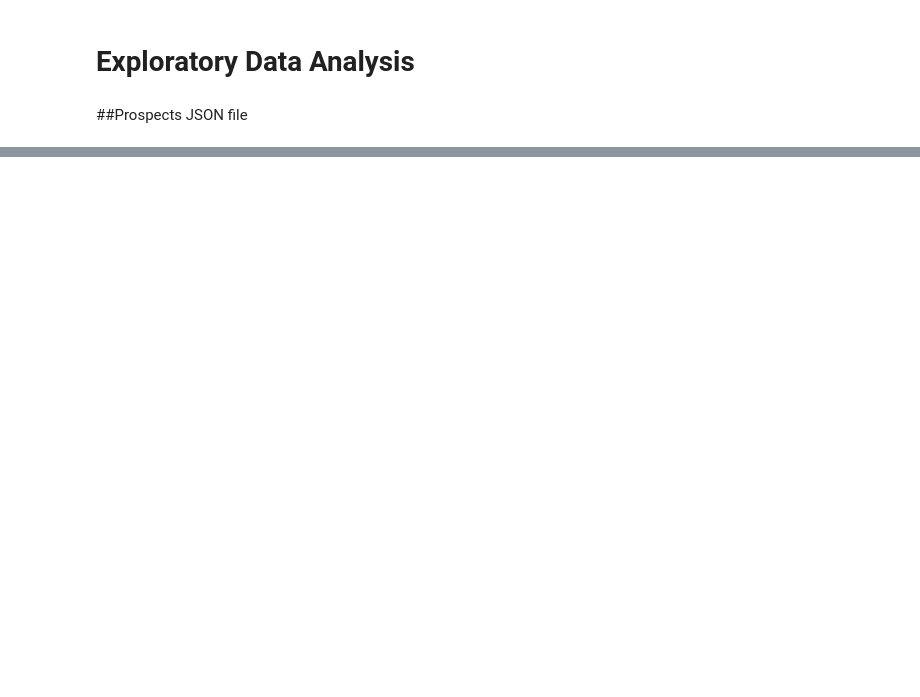
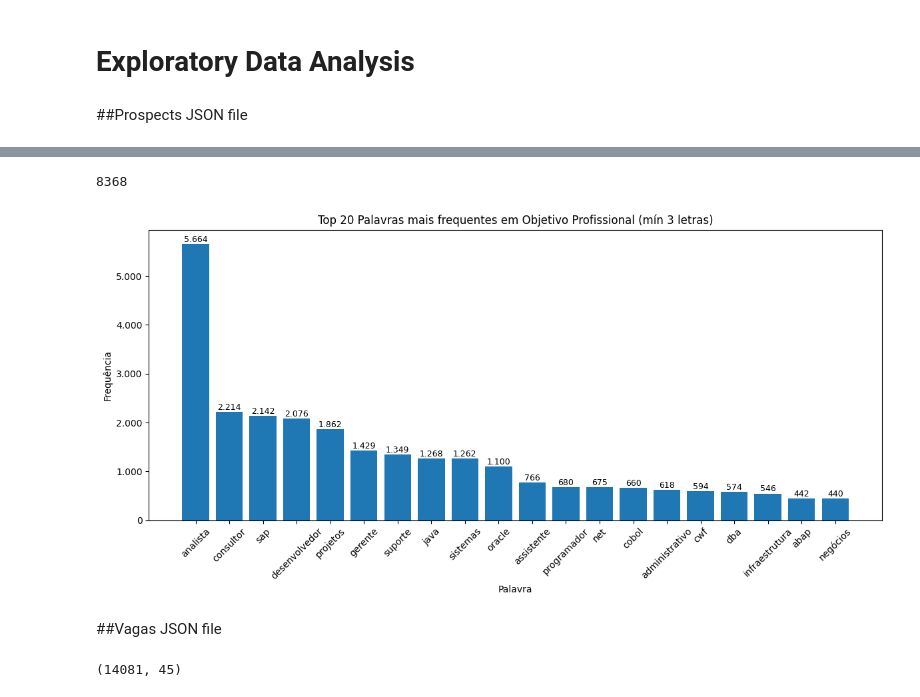
Before and after one commit to kaulirio/FIAP-Datathon, a Jupyter notebook: Tech_Challenge_Fase-5_Datathon.ipynb, the cells around one changed output, grey strips where cells are left out. Cells and saved outputs as stored; diff of their text form; code cells hidden in the pictures; blank space fills up the shorter version.

```diff
--- a/Tech_Challenge_Fase-5_Datathon.ipynb
+++ b/Tech_Challenge_Fase-5_Datathon.ipynb
@@ -652,0 +503,11 @@ print(df_saude_br['Abertura Territorial'].unique())
+# %%
+# Count NaN or empty values per column
+empty_counts = (df_Applicants.isnull() | (df_Applicants == '')).sum()
+
+# Identify columns with more than 40,000 missing/empty values
+cols_to_drop = empty_counts[empty_counts > 40000].index
+
+# Drop them from the DataFrame
+df_Applicants.drop(columns=cols_to_drop, inplace=True)
+
+df_Applicants.columns
@@ -652,0 +594,6 @@ print(df_saude_br['Abertura Territorial'].unique())
+# %%
+# Convert date fields to datetime
+df_Applicants['infos_basicas__data_criacao'] = pd.to_datetime(df_Applicants['infos_basicas__data_criacao'], format='%d-%m-%Y %H:%M:%S', errors='coerce' )
+df_Applicants['infos_basicas__data_atualizacao'] = pd.to_datetime(df_Applicants['infos_basicas__data_atualizacao'], format='%d-%m-%Y %H:%M:%S', errors='coerce' )
+df_Applicants['informacoes_pessoais__data_aceite'] = pd.to_datetime(df_Applicants['informacoes_pessoais__data_aceite'], format='%d-%m-%Y %H:%M:%S', errors='coerce' )
+df_Applicants['informacoes_pessoais__data_nascimento'] = pd.to_datetime(df_Applicants['informacoes_pessoais__data_nascimento'], format='%d-%m-%Y %H:%M:%S', errors='coerce' )
@@ -652,0 +610,51 @@ print(df_saude_br['Abertura Territorial'].unique())
+# %%
+df_Applicants['infos_basicas__objetivo_profissional'].nunique()
+# %% [output]
+8368
+# %%
+# Step 1: Prepare the text
+objetivos = df_Applicants['infos_basicas__objetivo_profissional'].dropna().astype(str)
+
+# Step 2: Clean and filter
+all_text = ' '.join(objetivos).lower()
+all_text = re.sub(r'[^\w\s]', '', all_text)
+words = [word for word in all_text.split() if len(word) >= 3]
+word_counts = Counter(words)
+most_common_words = word_counts.most_common(20)
+
+# Step 3: Create DataFrame
+common_df = pd.DataFrame(most_common_words, columns=['word', 'count'])
+
+# Step 4: Custom dot formatter
+def dot_thousands(x, pos):
+    return f'{int(x):,}'.replace(',', '.')
+
+formatter = FuncFormatter(dot_thousands)
+
+# Step 5: Plot
+plt.figure(figsize=(12, 6))
+bars = plt.bar(common_df['word'], common_df['count'])
+
+# Add labels with dot separator
+for bar in bars:
+    height = bar.get_height()
+    plt.text(bar.get_x() + bar.get_width() / 2, height + 0.3, f'{height:,}'.replace(',', '.'),
+             ha='center', va='bottom', fontsize=9)
+
+# Apply dot separator to y-axis
+plt.gca().yaxis.set_major_formatter(formatter)
+
+plt.title('Top 20 Palavras mais frequentes em Objetivo Profissional (mín 3 letras)')
+plt.xlabel('Palavra')
+plt.ylabel('Frequência')
+plt.xticks(rotation=45)
+plt.tight_layout()
+plt.show()
+# %% [output]
+[figure, added]
+# %% [markdown]
+##Vagas JSON file
+# %%
+df_Vagas.shape
+# %% [output]
+(14081, 45)
```
Also changed, not shown: parts of 64 cells of this notebook.
